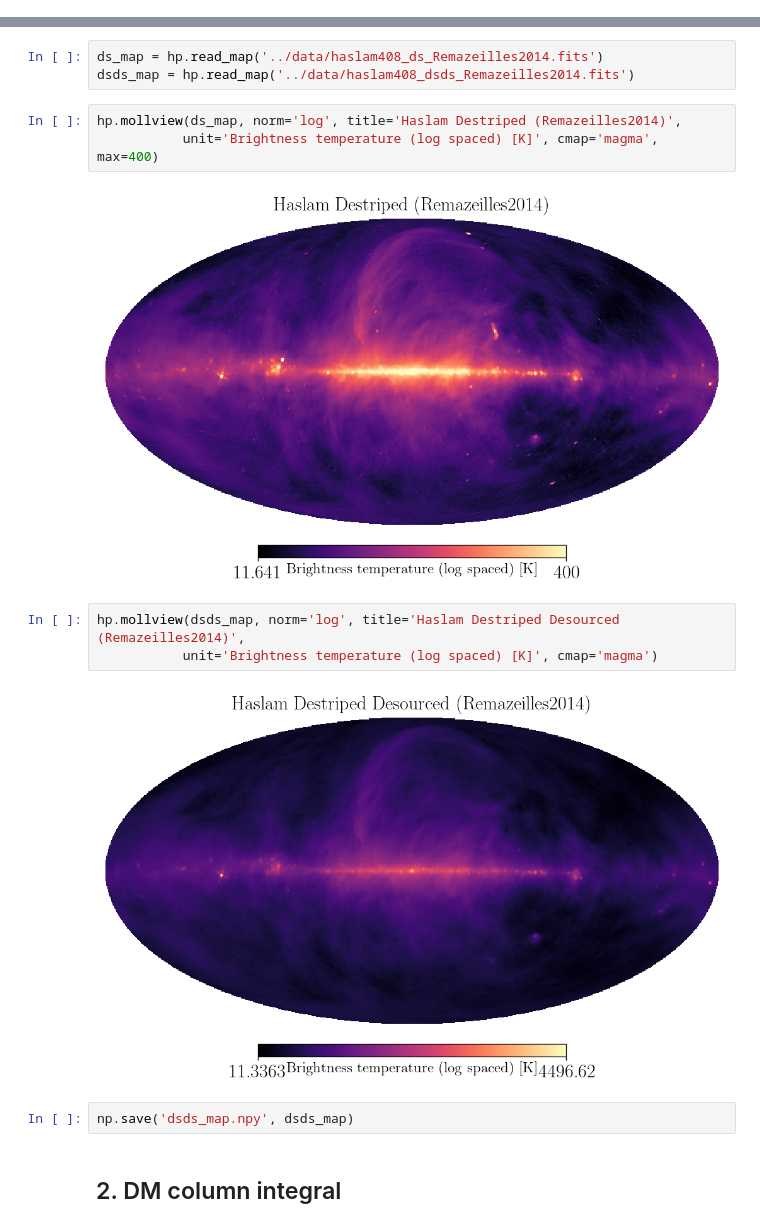
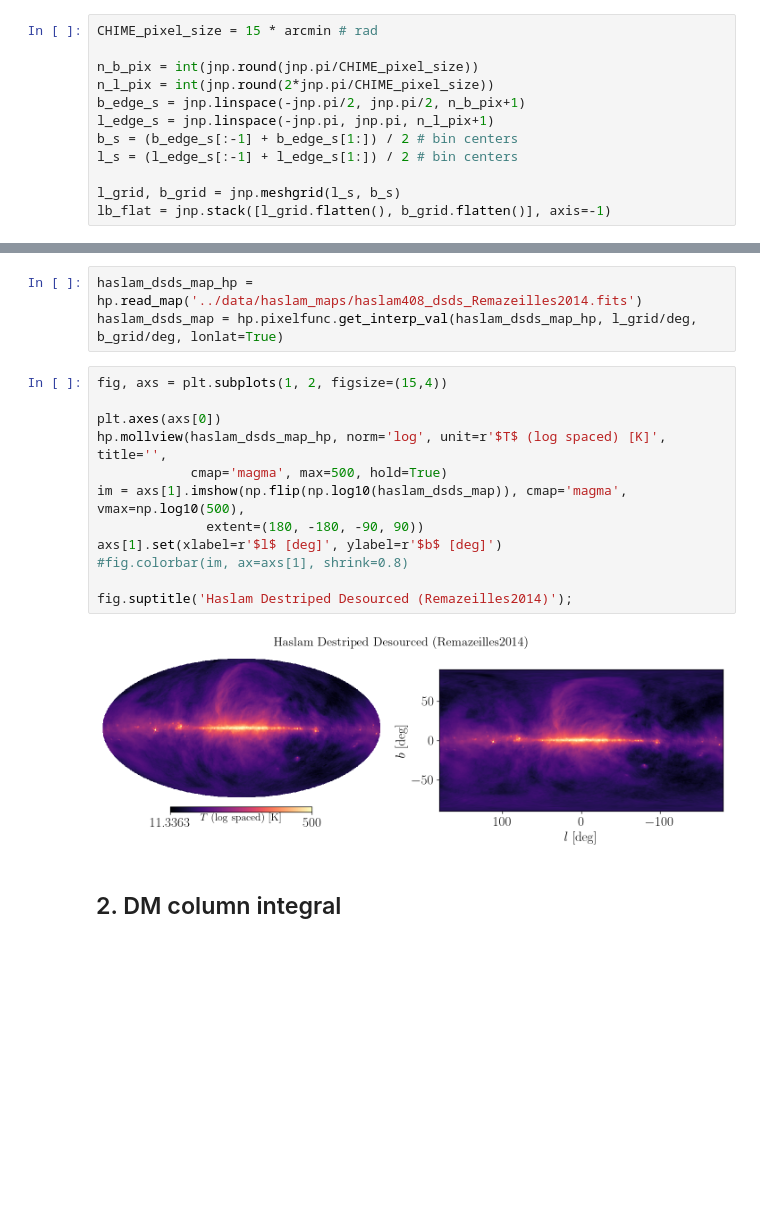
Before and after one commit to yitiansun/axion-mirror, a Jupyter notebook: notebook/CHIME_estimate.ipynb, the cells around one changed output, grey strips where cells are left out. Cells and saved outputs as stored; diff of their text form; blank space fills up the shorter version.

```diff
--- a/estimates/full_sky_estimate.ipynb
+++ b/notebook/CHIME_estimate.ipynb
@@ -21 +27,13 @@ mpl.rc_file('../matplotlibrc')
+# %%
+CHIME_pixel_size = 15 * arcmin # rad
+
+n_b_pix = int(jnp.round(jnp.pi/CHIME_pixel_size))
+n_l_pix = int(jnp.round(2*jnp.pi/CHIME_pixel_size))
+b_edge_s = jnp.linspace(-jnp.pi/2, jnp.pi/2, n_b_pix+1)
+l_edge_s = jnp.linspace(-jnp.pi, jnp.pi, n_l_pix+1)
+b_s = (b_edge_s[:-1] + b_edge_s[1:]) / 2 # bin centers
+l_s = (l_edge_s[:-1] + l_edge_s[1:]) / 2 # bin centers
+
+l_grid, b_grid = jnp.meshgrid(l_s, b_s)
+lb_flat = jnp.stack([l_grid.flatten(), b_grid.flatten()], axis=-1)
 # %% [markdown]
@@ -42,18 +41,20 @@ CHIME pixel size ~ 15 arcmin, use NSIDE=256
-# %%
-ds_map = hp.read_map('../data/haslam408_ds_Remazeilles2014.fits')
-dsds_map = hp.read_map('../data/haslam408_dsds_Remazeilles2014.fits')
-# %%
-hp.mollview(ds_map, norm='log', title='Haslam Destriped (Remazeilles2014)',
-           unit='Brightness temperature (log spaced) [K]', cmap='magma', max=400)
-# %% [output]
-[figure, removed]
-# %%
-hp.mollview(dsds_map, norm='log', title='Haslam Destriped Desourced (Remazeilles2014)',
-           unit='Brightness temperature (log spaced) [K]', cmap='magma')
-# %% [output]
-[figure, removed]
-# %%
-np.save('dsds_map.npy', dsds_map)
+# %%
+haslam_dsds_map_hp = hp.read_map('../data/haslam_maps/haslam408_dsds_Remazeilles2014.fits')
+haslam_dsds_map = hp.pixelfunc.get_interp_val(haslam_dsds_map_hp, l_grid/deg, b_grid/deg, lonlat=True)
+# %%
+fig, axs = plt.subplots(1, 2, figsize=(15,4))
+
+plt.axes(axs[0])
+hp.mollview(haslam_dsds_map_hp, norm='log', unit=r'$T$ (log spaced) [K]', title='',
+            cmap='magma', max=500, hold=True)
+im = axs[1].imshow(np.flip(np.log10(haslam_dsds_map)), cmap='magma', vmax=np.log10(500),
+              extent=(180, -180, -90, 90))
+axs[1].set(xlabel=r'$l$ [deg]', ylabel=r'$b$ [deg]')
+#fig.colorbar(im, ax=axs[1], shrink=0.8)
+
+fig.suptitle('Haslam Destriped Desourced (Remazeilles2014)');
+# %% [output]
+[figure, added]
 # %% [markdown]
 ## 2. DM column integral
 # %%
```
Also changed, not shown: parts of 15 cells of this notebook, 22 other files.
